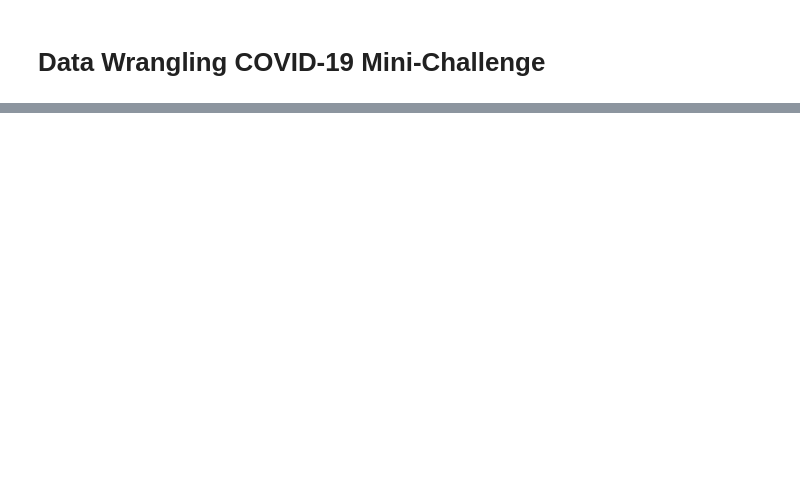
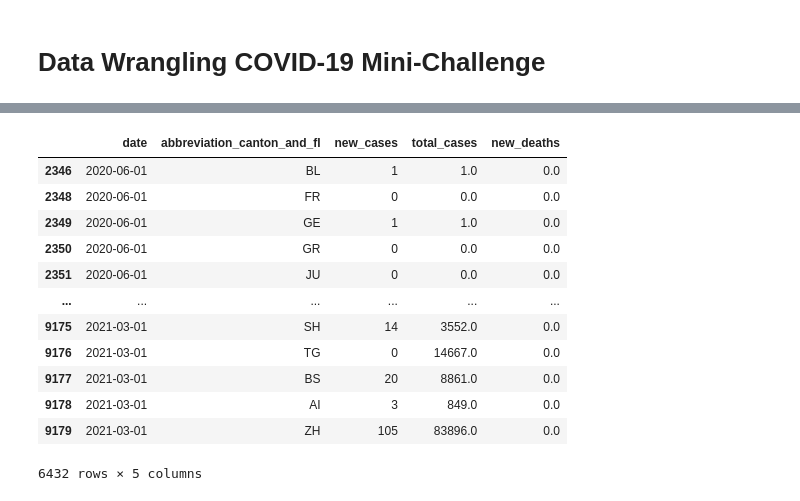
Before and after one commit to jelleschutter/fhnw-ds-daw-fs2021-covid, a Jupyter notebook: data_pipeline.ipynb, the cells around one changed output, grey strips where cells are left out. Saved outputs shown, nothing was run; the diff lists cells and outputs as text; code cells hidden in the pictures; blank space fills up the shorter version.

```diff
--- a/data_pipeline.ipynb
+++ b/data_pipeline.ipynb
@@ -3,6 +89,4 @@
 # %%
-import pandas as pd
-
 raw_data = pd.read_csv('https://raw.githubusercontent.com/openZH/covid_19/master/COVID19_Fallzahlen_CH_total_v2.csv')
 
 # convert to date
@@ -12,7 +96,7 @@ raw_data['date'] = pd.to_datetime(raw_data['date'])
 swiss = raw_data[raw_data['abbreviation_canton_and_fl'] != 'FL']
 
 # only use data after 1st of june
-swiss = swiss[swiss['date'] >= '2020-06-01']
+swiss = swiss[swiss['date'] >= '2020-05-31']
 
 # only keep useful entries
 conf_cases = swiss.loc[-swiss['ncumul_conf'].isna()].copy()
@@ -27,10 +111,17 @@ conf_cases['new_cases'] = 0
 for canton in all_cantons:
     updates_for_canton = conf_cases.loc[conf_cases['abbreviation_canton_and_fl'] == canton]
     previous_index = None
+    total_cases = 0
     for index in updates_for_canton.index:
         if previous_index != None:
-            conf_cases.at[index, 'new_cases'] = conf_cases.at[index, 'ncumul_conf'] - conf_cases.at[previous_index, 'ncumul_conf']
+            new_cases = conf_cases.at[index, 'ncumul_conf'] - conf_cases.at[previous_index, 'ncumul_conf']
+            conf_cases.at[index, 'new_cases'] = new_cases
+            total_cases += new_cases
+            conf_cases.at[index, 'total_cases'] = total_cases
+            conf_cases.at[index, 'new_deaths'] = conf_cases.at[index, 'ncumul_deceased'] - conf_cases.at[previous_index, 'ncumul_deceased']
         previous_index = index
 
-new_cases = conf_cases.loc[:, ['date', 'abbreviation_canton_and_fl', 'new_cases']]
+conf_cases = conf_cases[conf_cases['date'] >= '2020-06-01']
+
+swiss_pretty = conf_cases.loc[:, ['date', 'abbreviation_canton_and_fl', 'new_cases', 'total_cases', 'new_deaths']]
 # %%
@@ -65,0 +171,16 @@ show(total_cases_graph)
+# %%
+swiss_pretty
+# %% [output]
+|  | date | abbreviation_canton_and_fl | new_cases | total_cases | new_deaths |
+| 2346 | 2020-06-01 | BL | 1 | 1.0 | 0.0 |
+| 2348 | 2020-06-01 | FR | 0 | 0.0 | 0.0 |
+| 2349 | 2020-06-01 | GE | 1 | 1.0 | 0.0 |
+| 2350 | 2020-06-01 | GR | 0 | 0.0 | 0.0 |
+| 2351 | 2020-06-01 | JU | 0 | 0.0 | 0.0 |
+| ... | ... | ... | ... | ... | ... |
+| 9175 | 2021-03-01 | SH | 14 | 3552.0 | 0.0 |
+| 9176 | 2021-03-01 | TG | 0 | 14667.0 | 0.0 |
+| 9177 | 2021-03-01 | BS | 20 | 8861.0 | 0.0 |
+| 9178 | 2021-03-01 | AI | 3 | 849.0 | 0.0 |
+| 9179 | 2021-03-01 | ZH | 105 | 83896.0 | 0.0 |
+6432 rows × 5 columns
```
Also changed, not shown: parts of 12 cells of this notebook, 2 other files.
